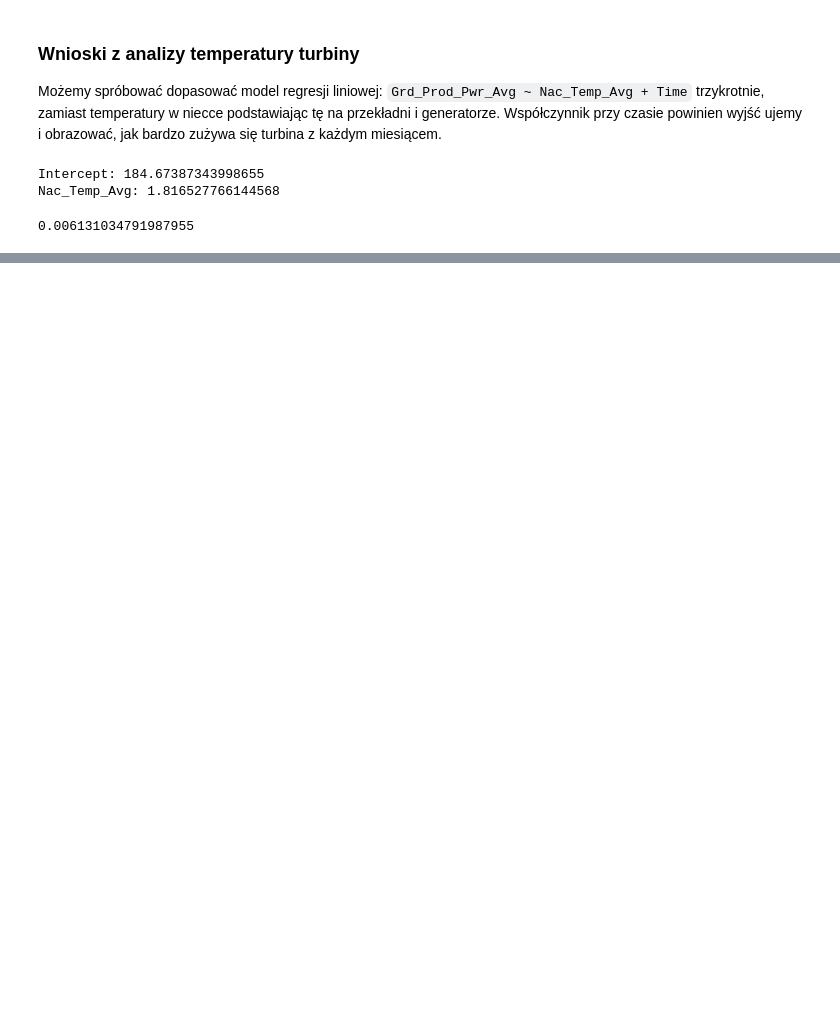
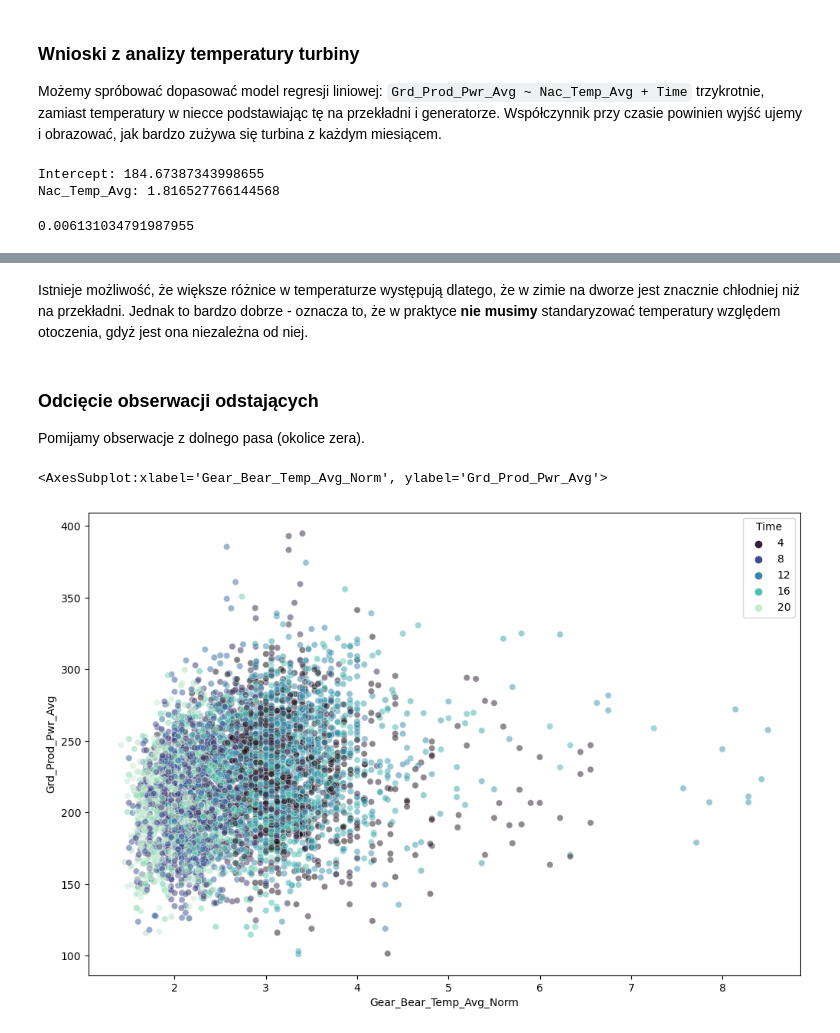
Before and after one commit to AntoniKedzierski/Windfarm, a Jupyter notebook: aging.ipynb, the cells around one changed output, grey strips where cells are left out. Drawn from its saved outputs; the diff is of its cells as text; code cells hidden in the pictures; blank space fills up the shorter version.

```diff
--- a/aging.ipynb
+++ b/aging.ipynb
@@ -83,0 +110,11 @@ print(model.score(windframe.loc[windframe.Time == 1, ["Nac_Temp_Avg"]], windfram
+# %% [markdown]
+Istnieje możliwość, że większe różnice w temperaturze występują dlatego, że w zimie na dworze jest znacznie chłodniej niż na przekładni. Jednak to bardzo dobrze - oznacza to, że w praktyce **nie musimy** standaryzować temperatury względem otoczenia, gdyż jest ona niezależna od niej.
+# %% [markdown]
+### Odcięcie obserwacji odstających
+Pomijamy obserwacje z dolnego pasa (okolice zera).
+# %%
+windframe = windframe.loc[windframe.Grd_Prod_Pwr_Avg > 100, :]
+sns.scatterplot(data=windframe.sample(frac=1), x="Gear_Bear_Temp_Avg_Norm", y="Grd_Prod_Pwr_Avg", hue="Time", alpha=0.5, palette="mako")
+# %% [output]
+<AxesSubplot:xlabel='Gear_Bear_Temp_Avg_Norm', ylabel='Grd_Prod_Pwr_Avg'>
+[figure, added]
```
Also changed, not shown: parts of 10 cells of this notebook.
